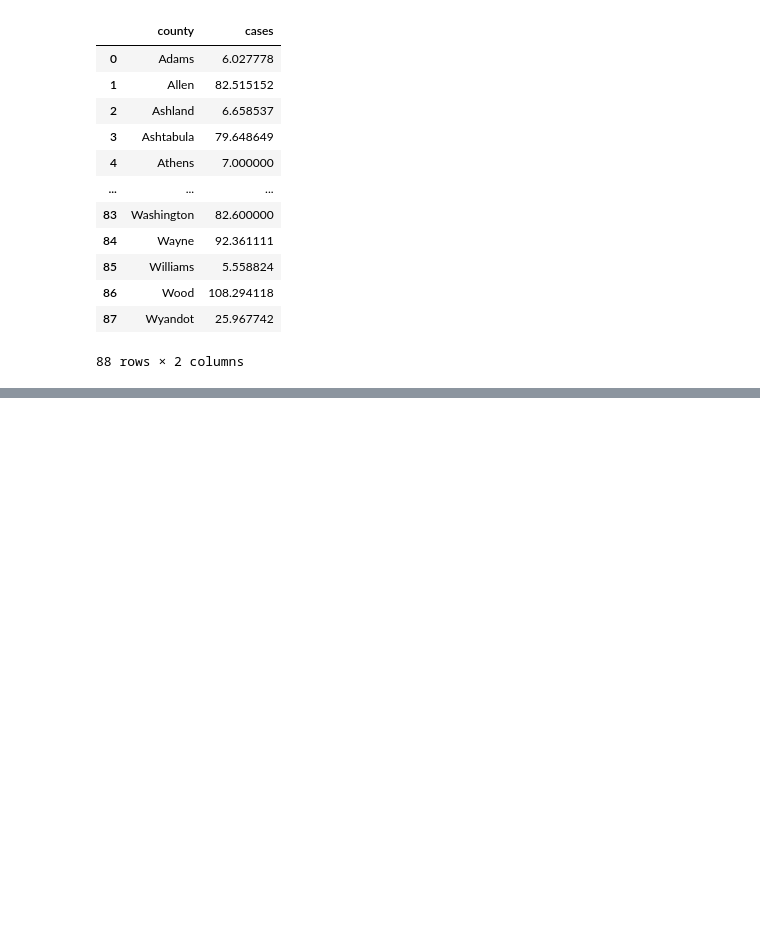
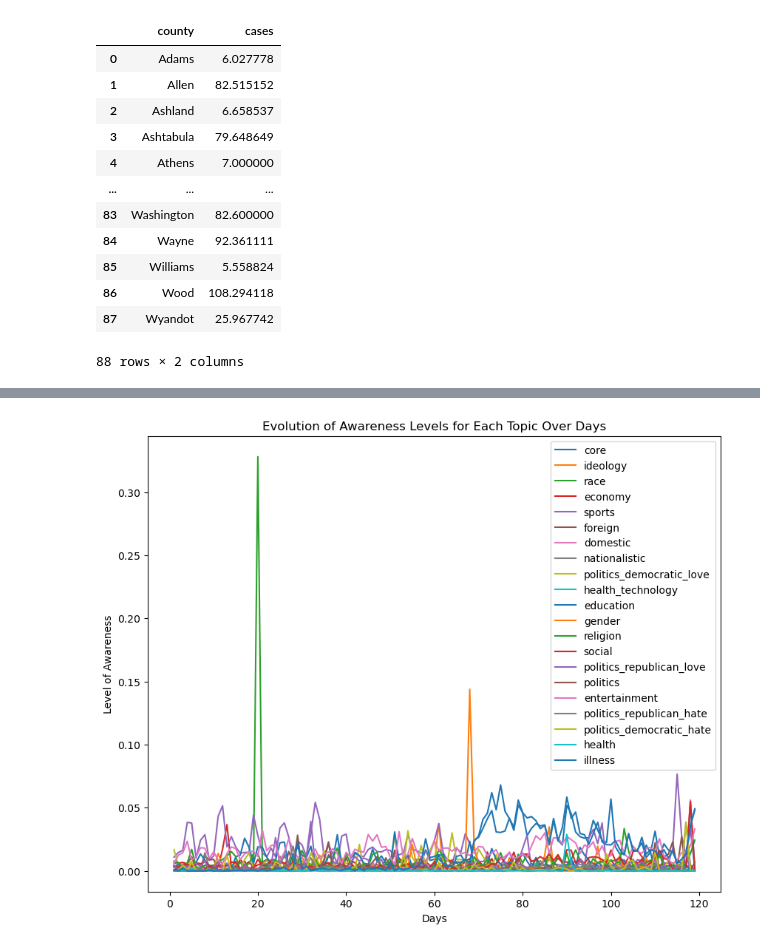
Before and after one commit to babli18/Covid-19-Awareness-Cases-in-Ohio, a Jupyter notebook: descriptive.ipynb, the cells around one changed output, grey strips where cells are left out. Saved outputs shown, nothing was run; the diff lists cells and outputs as text; code cells hidden in the pictures; blank space fills up the shorter version.

```diff
--- a/descriptive.ipynb
+++ b/descriptive.ipynb
@@ -214,0 +304,14 @@ plt.show()
+# %%
+# Normalized Jaccard Evolution of Topics By Day
+plt.figure(figsize=(10,8))
+#plt.plot(daily_topics_jaccard_norm_agg['date_index_converted'],daily_topics_jaccard_norm_agg['core_jaccard_normalized'])
+for topics in daily_topics_jaccard_norm_agg.columns:
+    plt.plot(daily_topics_jaccard_norm_agg.index, daily_topics_jaccard_norm_agg[topics], label = topics)
+
+plt.title('Evolution of Awareness Levels for Each Topic Over Days')
+plt.xlabel('Days')
+plt.ylabel('Level of Awareness')
+plt.legend()
+plt.show()
+# %% [output]
+[figure, added]
```
Also changed, not shown: parts of 9 cells of this notebook.
